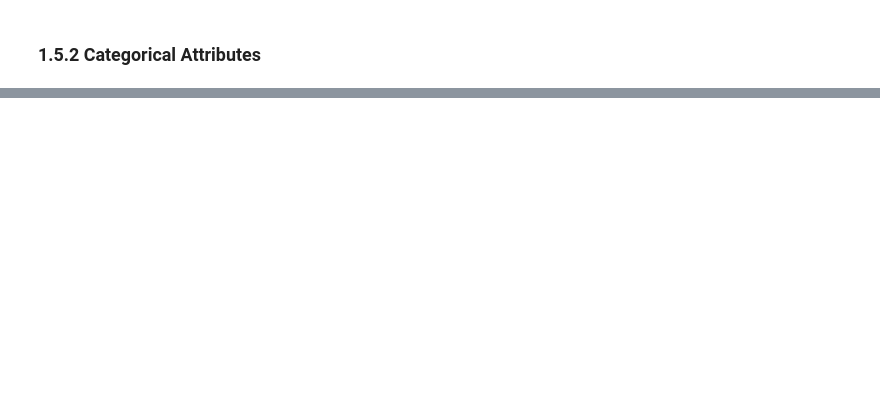
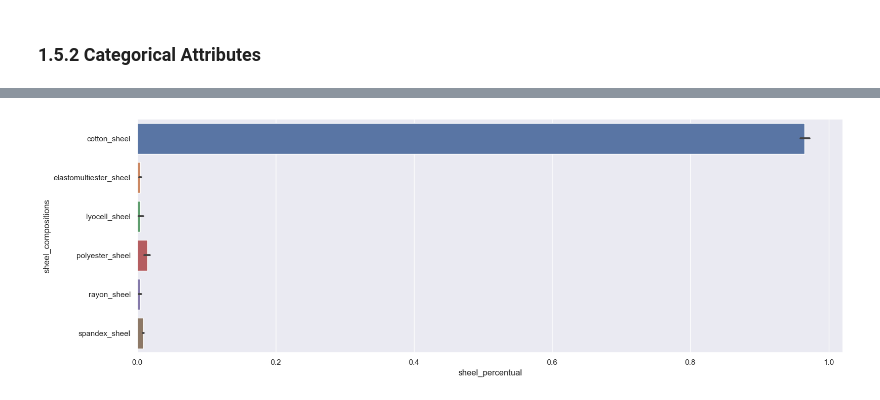
Before and after one commit to luanjesus/star_jeans_webscraping, a Jupyter notebook: eda.ipynb, the cells around one changed output, grey strips where cells are left out. Drawn from its saved outputs; the diff is of its cells as text; code cells hidden in the pictures; blank space fills up the shorter version.

```diff
--- a/eda.ipynb
+++ b/eda.ipynb
@@ -252,0 +333,11 @@ sns.barplot( x='price_per_pieces', y='color_name', data=df1 );
+# %%
+df_melted_sheel = pd.melt(df3, value_vars = ['cotton_sheel', 'elastomultiester_sheel', 'lyocell_sheel',
+                                             'polyester_sheel', 'rayon_sheel', 'spandex_sheel'],
+                                             var_name = 'sheel_compositions', value_name = 'sheel_percentual')
+df_melted_lining = pd.melt(df3, value_vars = ['cotton_pck_lining', 'polyester_pck_lining'],
+                           var_name = 'lining_compositions', value_name = 'lining_percentual')
+# %%
+plt.figure( figsize = (18, 6) )
+sns.barplot(data=df_melted_sheel, x='sheel_percentual', y='sheel_compositions');
+# %% [output]
+[figure, added]
```
Also changed, not shown: parts of 50 cells of this notebook, 8 other files.
